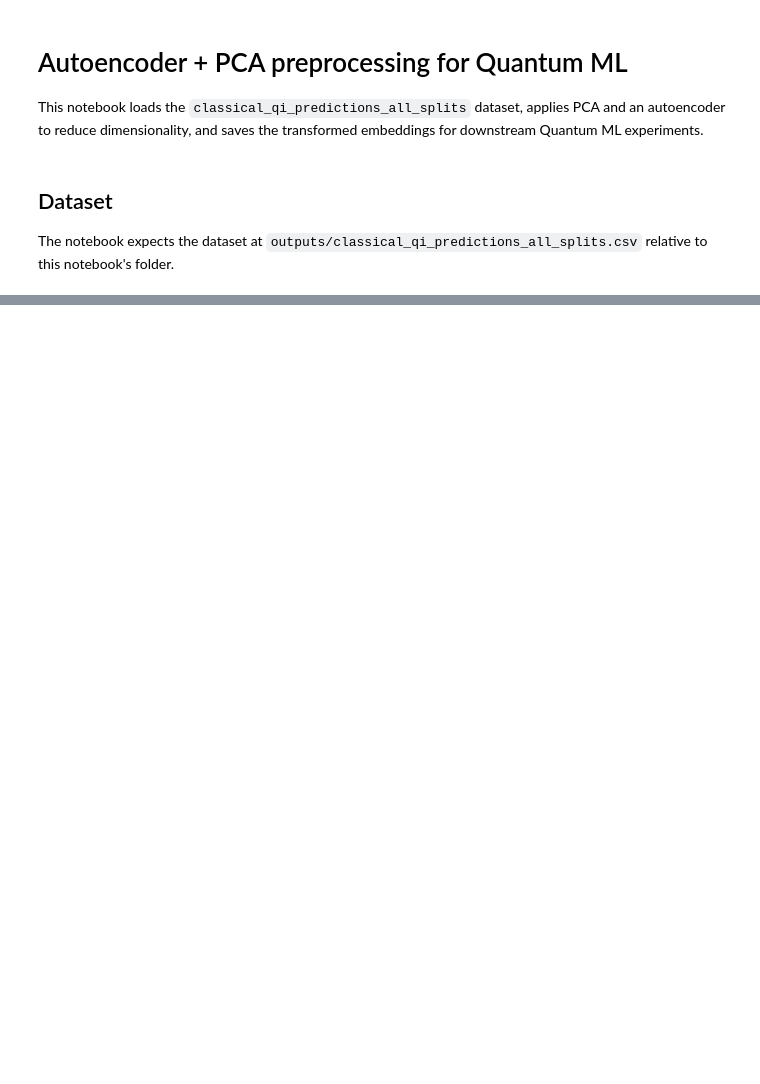
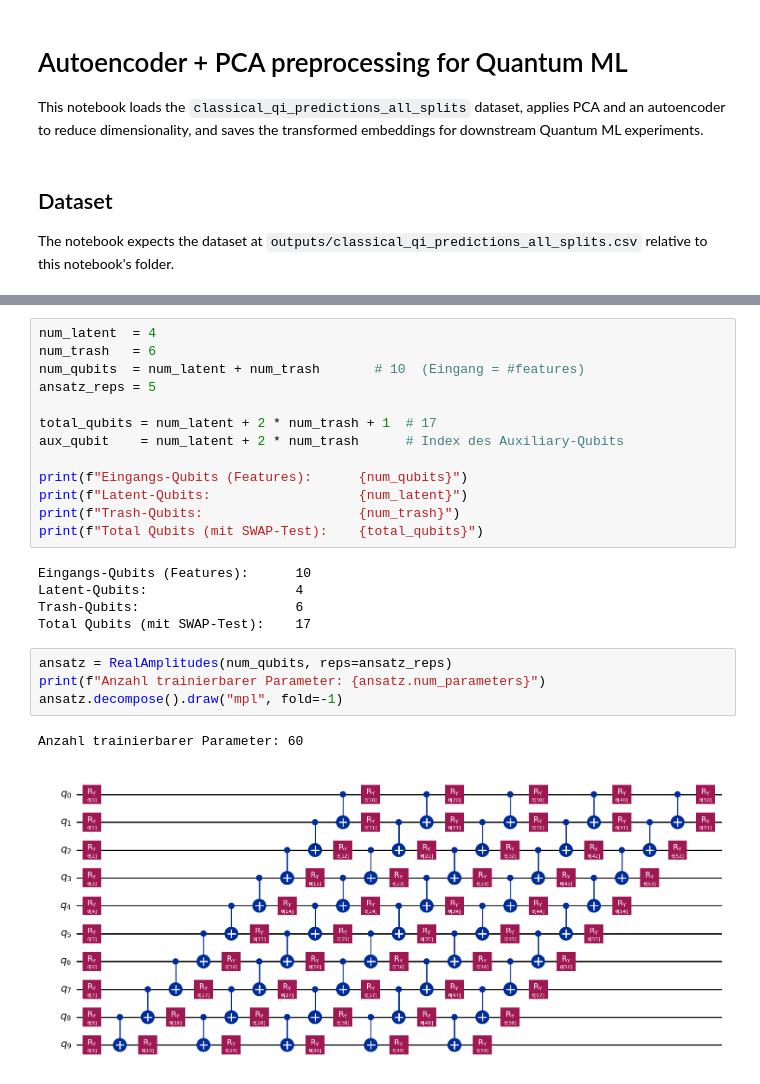
Before and after one commit to supermarine45/4BE, a Jupyter notebook: QCentroid - ETH Hackathon 2026/autoencoder_pca_qml_preprocessing.ipynb, the cells around one changed output, grey strips where cells are left out. Saved outputs shown, nothing was run; the diff lists cells and outputs as text; blank space fills up the shorter version.

```diff
--- a/QCentroid - ETH Hackathon 2026/autoencoder_pca_qml_preprocessing.ipynb
+++ b/QCentroid - ETH Hackathon 2026/autoencoder_pca_qml_preprocessing.ipynb
@@ -327,0 +320,25 @@ pip install pandas numpy scikit-learn torch torchvision
+# %%
+num_latent  = 4
+num_trash   = 6
+num_qubits  = num_latent + num_trash       # 10  (Eingang = #features)
+ansatz_reps = 5
+
+total_qubits = num_latent + 2 * num_trash + 1  # 17
+aux_qubit    = num_latent + 2 * num_trash      # Index des Auxiliary-Qubits
+
+print(f"Eingangs-Qubits (Features):      {num_qubits}")
+print(f"Latent-Qubits:                   {num_latent}")
+print(f"Trash-Qubits:                    {num_trash}")
+print(f"Total Qubits (mit SWAP-Test):    {total_qubits}")
+# %% [output]
+Eingangs-Qubits (Features):      10
+Latent-Qubits:                   4
+Trash-Qubits:                    6
+Total Qubits (mit SWAP-Test):    17
+# %%
+ansatz = RealAmplitudes(num_qubits, reps=ansatz_reps)
+print(f"Anzahl trainierbarer Parameter: {ansatz.num_parameters}")
+ansatz.decompose().draw("mpl", fold=-1)
+# %% [output]
+Anzahl trainierbarer Parameter: 60
+[figure, added]
```
Also changed, not shown: parts of 25 cells of this notebook.
